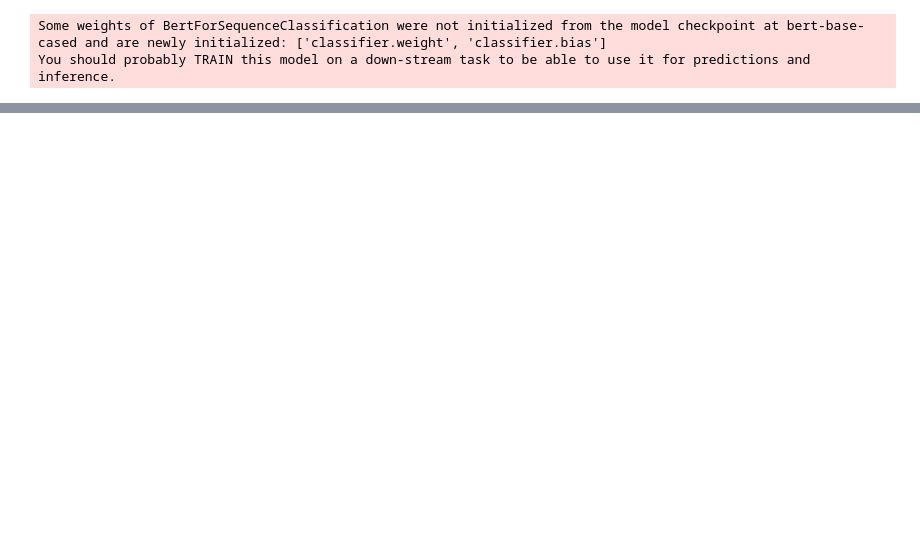
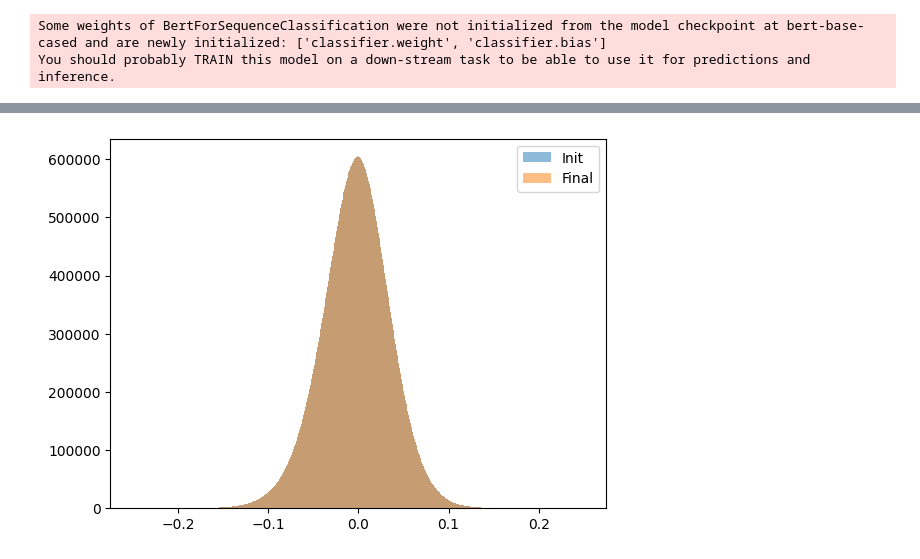
Before and after one commit to normal-computing/posteriors, a Jupyter notebook: examples/yelp/yelp_sghmc.ipynb, the cells around one changed output, grey strips where cells are left out. Cells and saved outputs as stored; diff of their text form; code cells hidden in the pictures; blank space fills up the shorter version.

```diff
--- a/examples/yelp/yelp_sghmc.ipynb
+++ b/examples/yelp/yelp_sghmc.ipynb
@@ -61,0 +88,7 @@ plt.plot(log_posts);
+# %%
+xrange = (-0.25, 0.25)
+plt.hist(init_trained_params.cpu().numpy(), bins=1000, alpha=0.5, label='Init', range=xrange)
+plt.hist(final_trained_params.cpu().numpy(), bins=1000, alpha=0.5, label='Final', range=xrange)
+plt.legend();
+# %% [output]
+[figure, added]
```
Also changed, not shown: parts of 12 cells of this notebook, 3 other files.
